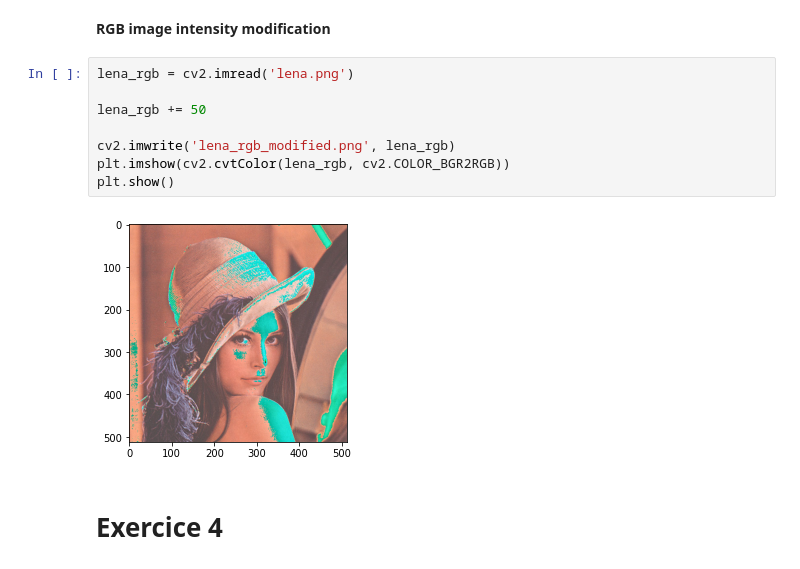
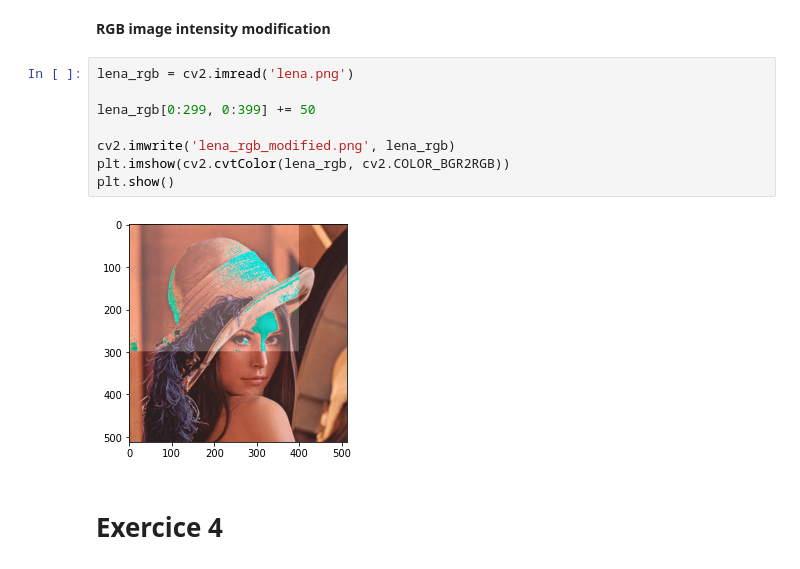
Before and after one commit to riadh26/Image-Processing-Course, a Jupyter notebook: tp-2/TP 2 .ipynb, the cells around one changed output. Drawn from its saved outputs; the diff is of its cells as text.

```diff
--- a/tp-2/TP 2 .ipynb
+++ b/tp-2/TP 2 .ipynb
@@ -101,13 +101,13 @@ plt.show()
 # %%
 lena_rgb = cv2.imread('lena.png')
 
-lena_rgb += 50
+lena_rgb[0:299, 0:399] += 50
 
 cv2.imwrite('lena_rgb_modified.png', lena_rgb)
 plt.imshow(cv2.cvtColor(lena_rgb, cv2.COLOR_BGR2RGB))
 plt.show()
 # %% [output]
-[figure, old version]
+[figure, new version]
 # %% [markdown]
 # Exercice 4
 # %% [markdown]
```
Also changed, not shown: parts of 4 cells of this notebook, 8 other files.
